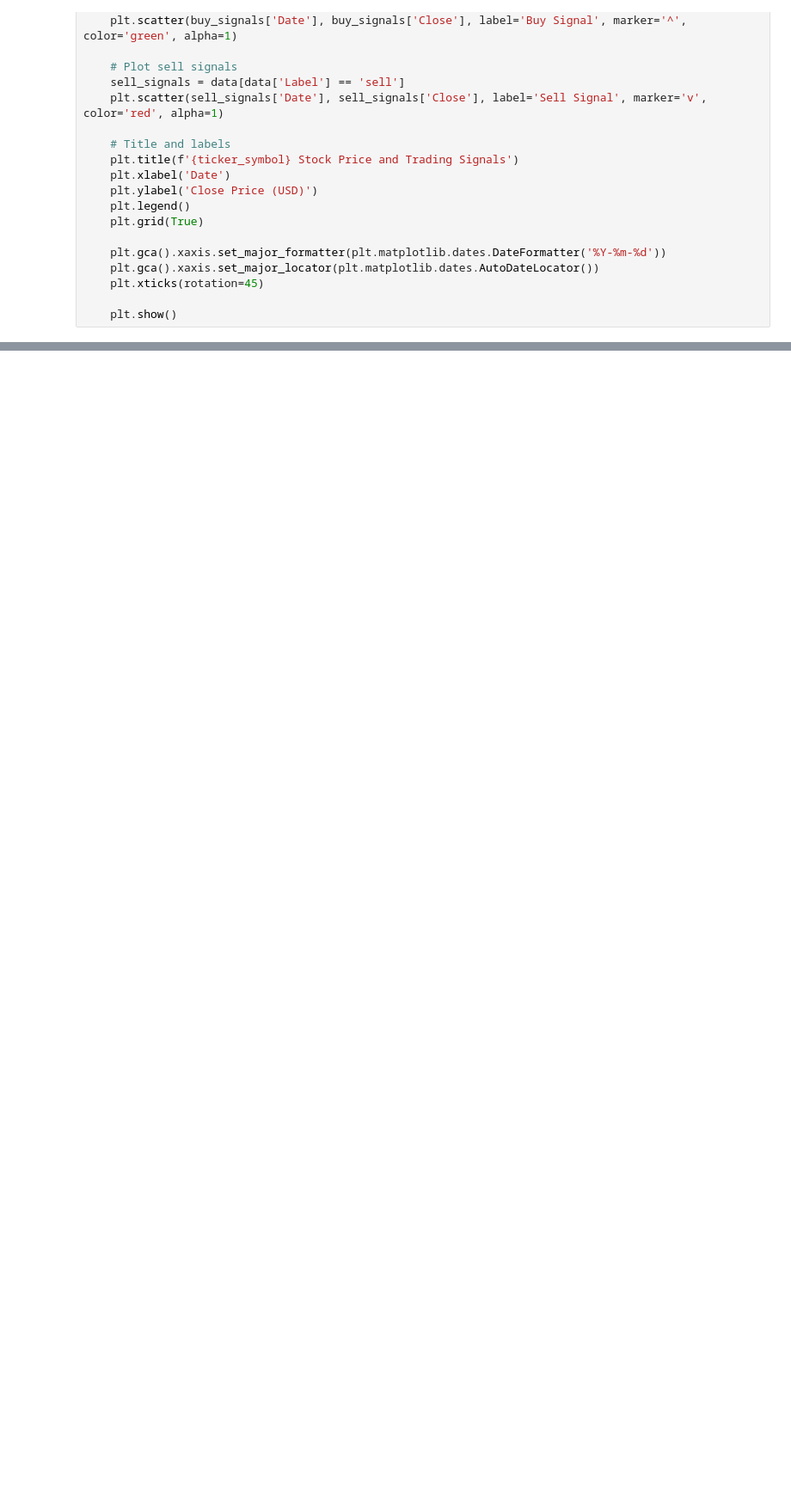
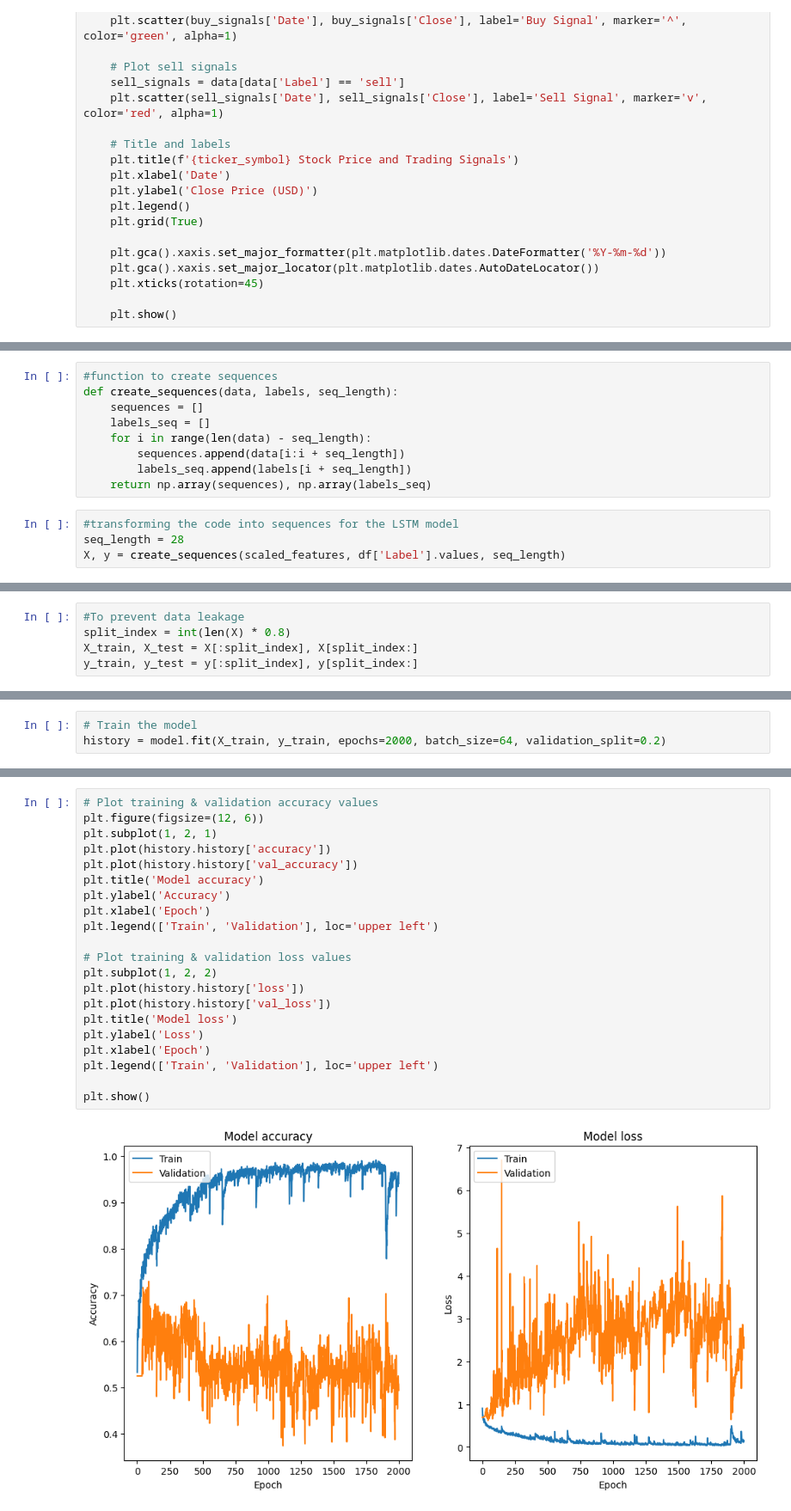
Before and after one commit to DevJChen/SOLANAUSD_price_predict, a Jupyter notebook: main.ipynb, the cells around one changed output, grey strips where cells are left out. Shown at 86% size. Drawn from its saved outputs; the diff is of its cells as text; blank space fills up the shorter version.

```diff
--- a/main.ipynb
+++ b/main.ipynb
@@ -152,0 +314,13 @@ plot_stock_data(df, 'SOL')
+# %%
+#function to create sequences
+def create_sequences(data, labels, seq_length):
+    sequences = []
+    labels_seq = []
+    for i in range(len(data) - seq_length):
+        sequences.append(data[i:i + seq_length])
+        labels_seq.append(labels[i + seq_length])
+    return np.array(sequences), np.array(labels_seq)
+# %%
+#transforming the code into sequences for the LSTM model
+seq_length = 28
+X, y = create_sequences(scaled_features, df['Label'].values, seq_length)
@@ -152,0 +329,5 @@ plot_stock_data(df, 'SOL')
+# %%
+#To prevent data leakage
+split_index = int(len(X) * 0.8)
+X_train, X_test = X[:split_index], X[split_index:]
+y_train, y_test = y[:split_index], y[split_index:]
@@ -152,0 +364,3 @@ plot_stock_data(df, 'SOL')
+# %%
+# Train the model
+history = model.fit(X_train, y_train, epochs=2000, batch_size=64, validation_split=0.2)
@@ -152,0 +393,23 @@ plot_stock_data(df, 'SOL')
+# %%
+# Plot training & validation accuracy values
+plt.figure(figsize=(12, 6))
+plt.subplot(1, 2, 1)
+plt.plot(history.history['accuracy'])
+plt.plot(history.history['val_accuracy'])
+plt.title('Model accuracy')
+plt.ylabel('Accuracy')
+plt.xlabel('Epoch')
+plt.legend(['Train', 'Validation'], loc='upper left')
+
+# Plot training & validation loss values
+plt.subplot(1, 2, 2)
+plt.plot(history.history['loss'])
+plt.plot(history.history['val_loss'])
+plt.title('Model loss')
+plt.ylabel('Loss')
+plt.xlabel('Epoch')
+plt.legend(['Train', 'Validation'], loc='upper left')
+
+plt.show()
+# %% [output]
+[figure, added]
```
Also changed, not shown: parts of 42 cells of this notebook.
